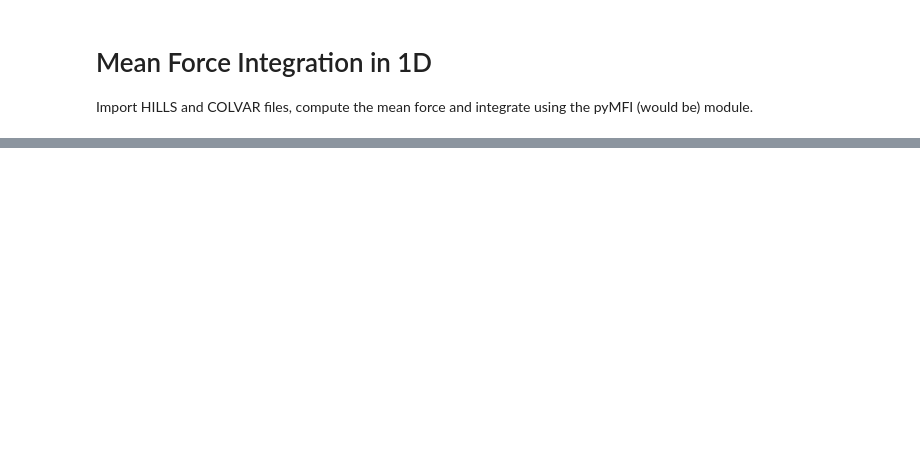
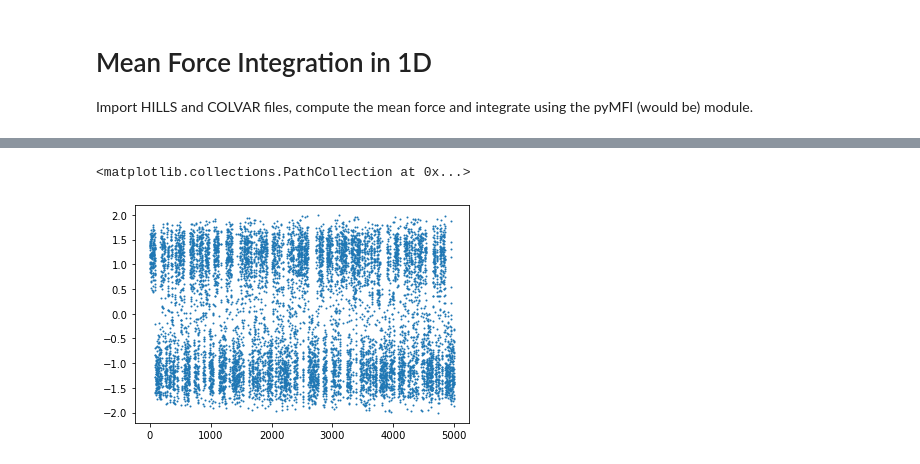
Before and after one commit to mme-ucl/MFI, a Jupyter notebook: MFI_1D_notebook.ipynb, the cells around one changed output, grey strips where cells are left out. Cells and saved outputs as stored; diff of their text form; code cells hidden in the pictures; blank space fills up the shorter version.

```diff
--- a/MFI_1D_notebook.ipynb
+++ b/MFI_1D_notebook.ipynb
@@ -41,0 +59,5 @@ plt.ylim(-40,40)
+# %%
+plt.scatter(HILLS[:,0],HILLS[:,1], s=1)
+# %% [output]
+<matplotlib.collections.PathCollection at 0x...>
+[figure, added]
```
Also changed, not shown: parts of 4 cells of this notebook, 6 other files.
